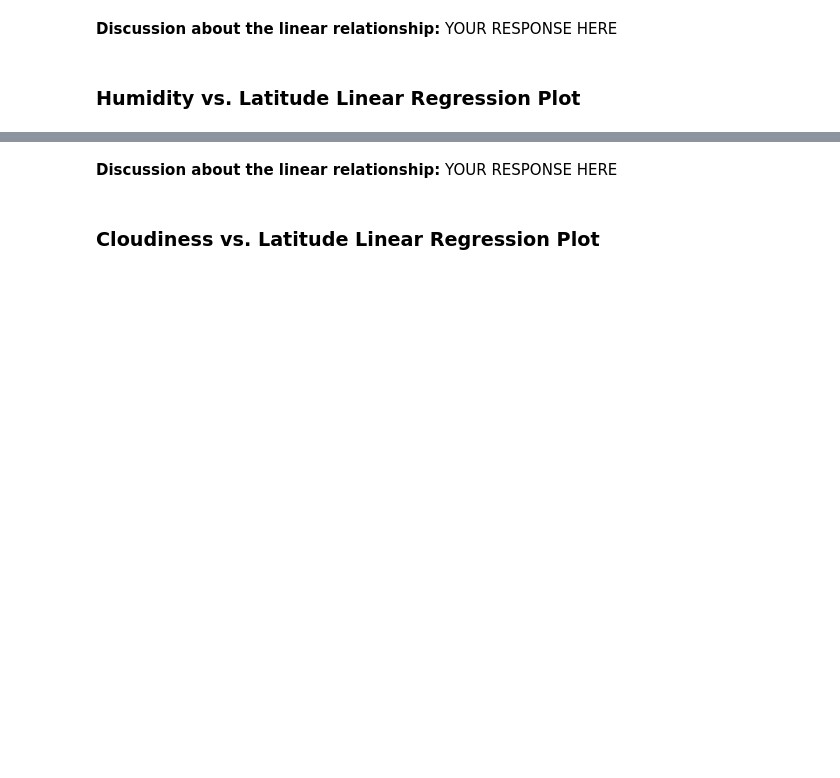
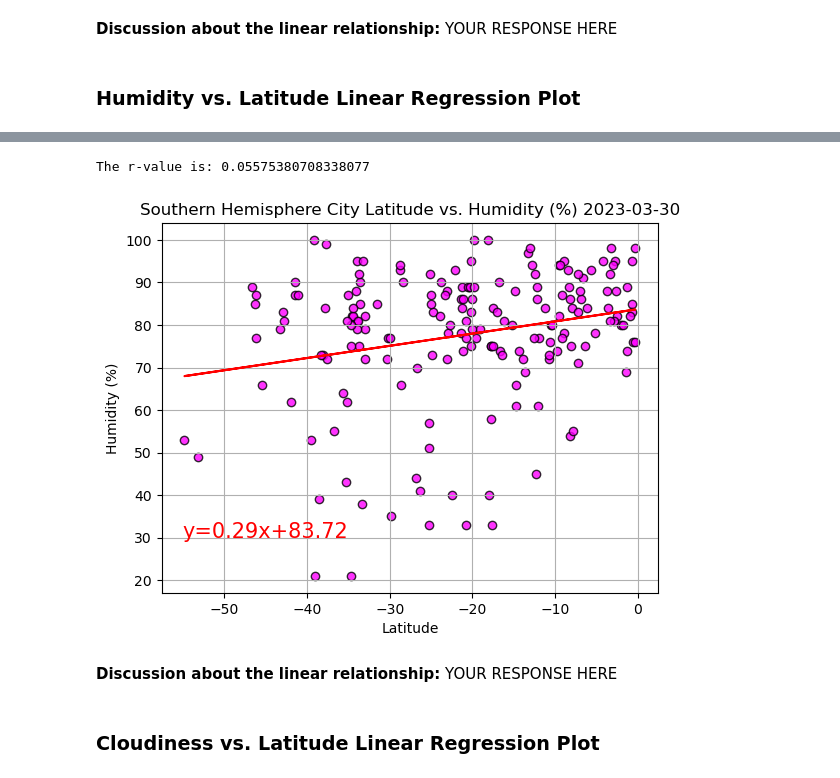
Before and after one commit to Rstevens318/python-api-challenge, a Jupyter notebook: WeatherPy/WeatherPy.ipynb, the cells around one changed output, grey strips where cells are left out. Cells and saved outputs as stored; diff of their text form; code cells hidden in the pictures; blank space fills up the shorter version.

```diff
--- a/WeatherPy/WeatherPy.ipynb
+++ b/WeatherPy/WeatherPy.ipynb
@@ -373,3 +363,12 @@ The r-value is: 0.0002808747046324607
+# %%
+# Southern Hemisphere
+x_values = southern_hemi_df['Lat']
+y_values = southern_hemi_df['Humidity']
+
+plot_linear_regression(x_values, y_values, 'Southern', 'Latitude', 'Humidity (%)',(-55,30))
+# %% [output]
+The r-value is: 0.05575380708338077
+[figure, added]
 # %% [markdown]
 **Discussion about the linear relationship:** YOUR RESPONSE HERE
 # %% [markdown]
```
Also changed, not shown: parts of 28 cells of this notebook, 5 other files.
